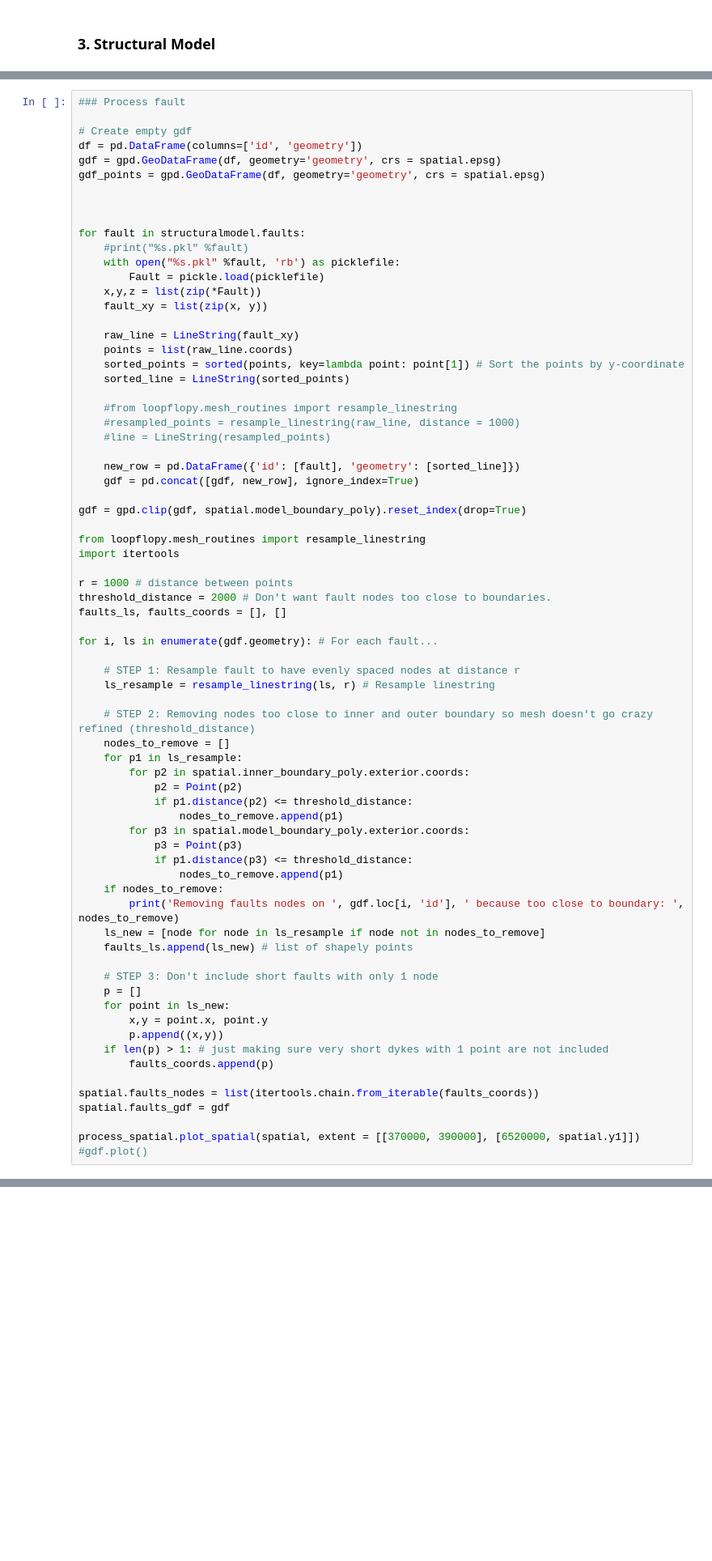
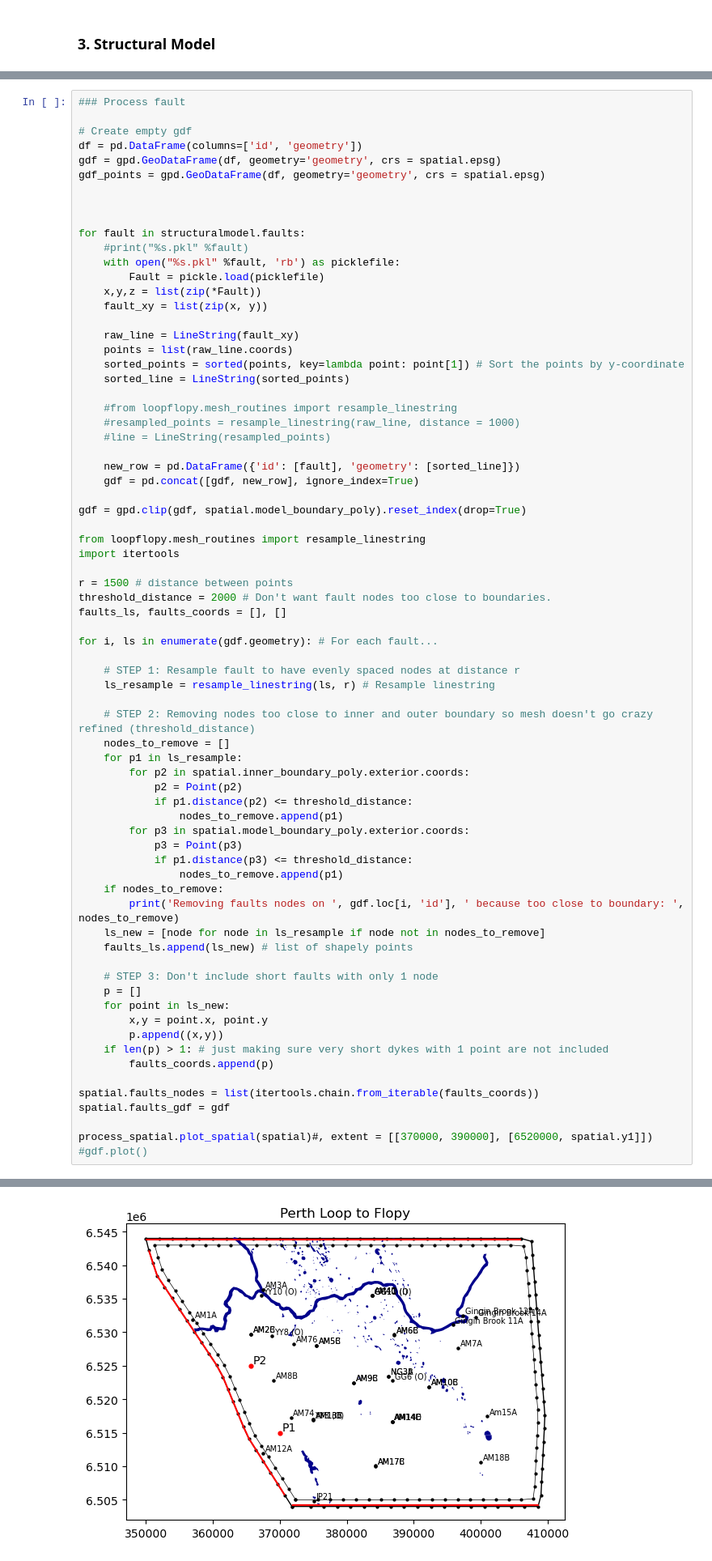
Before and after one commit to malvina-chmielarski/Otorowiri, a Jupyter notebook: scripts/main_script.ipynb, the cells around one changed output, grey strips where cells are left out. Shown at 81% size. Saved outputs shown, nothing was run; the diff lists cells and outputs as text; blank space fills up the shorter version.

```diff
--- a/scripts/main_script.ipynb
+++ b/scripts/main_script.ipynb
@@ -262,7 +243,7 @@ gdf = gpd.clip(gdf, spatial.model_boundary_poly).reset_index(drop=True)
 from loopflopy.mesh_routines import resample_linestring
 import itertools
 
-r = 1000 # distance between points
+r = 1500 # distance between points
 threshold_distance = 2000 # Don't want fault nodes too close to boundaries.
 faults_ls, faults_coords = [], []
 
@@ -298,5 +279,6 @@ for i, ls in enumerate(gdf.geometry): # For each fault...
 spatial.faults_nodes = list(itertools.chain.from_iterable(faults_coords))
 spatial.faults_gdf = gdf
 
-process_spatial.plot_spatial(spatial, extent = [[370000, 390000], [6520000, spatial.y1]])
+process_spatial.plot_spatial(spatial)#, extent = [[370000, 390000], [6520000, spatial.y1]])
 #gdf.plot()
+# %% [output]
@@ -303,3 +290,4 @@ process_spatial.plot_spatial(spatial, extent = [[370000, 390000], [6520000, spat
+[figure, added]
 # %% [markdown]
 ### 4. Refine around surface lithology
 # %%
```
Also changed, not shown: parts of 29 cells of this notebook, 2 other files.
